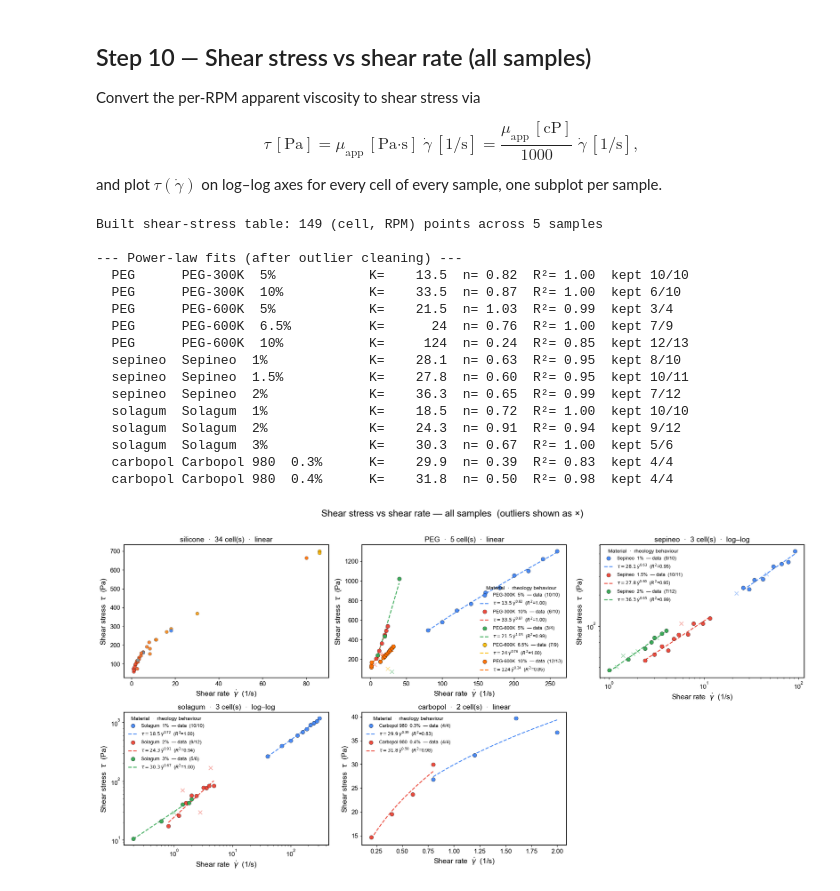
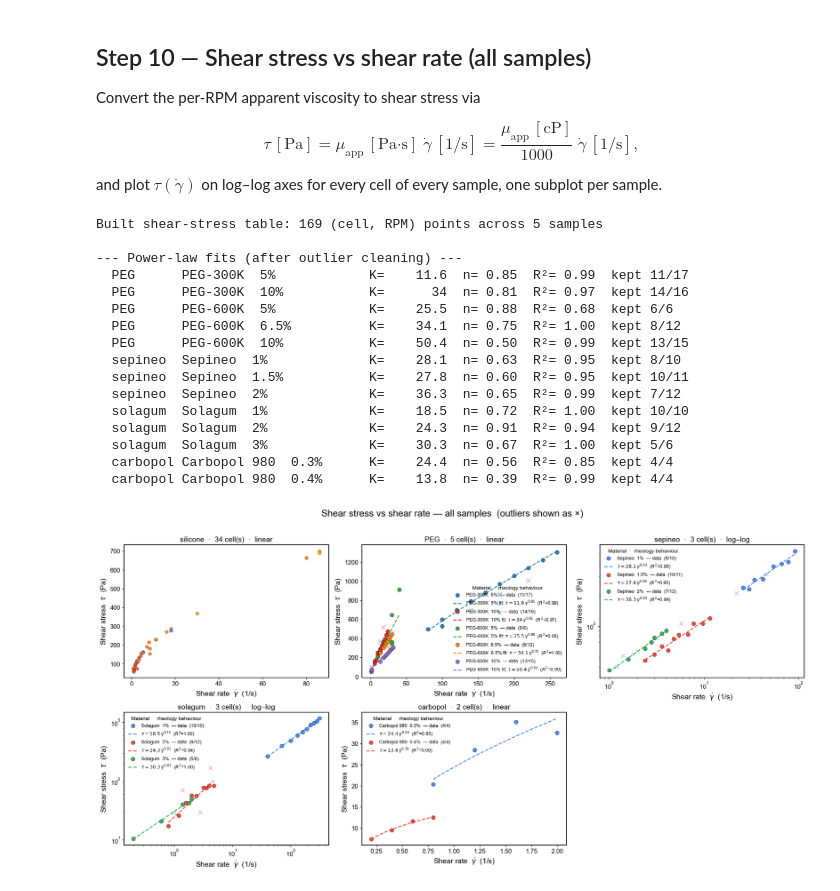
Before and after one commit to AC-Formulations-SDL5/Automated_Viscometry, a Jupyter notebook: Rheology_Newtonian_Non_Newtonian_Material/Rheology_Newtonian_Non_Newtonian_Material.ipynb, the cells around one changed output. Cells and saved outputs as stored; diff of their text form; code cells hidden in the pictures.

```diff
--- a/Rheology_Newtonian_Non_Newtonian_Material/Rheology_Newtonian_Non_Newtonian_Material.ipynb
+++ b/Rheology_Newtonian_Non_Newtonian_Material/Rheology_Newtonian_Non_Newtonian_Material.ipynb
@@ -587,7 +625,7 @@ _RE_CARBOPOL  = re.compile(r"(?P<grade>\d+)carb(?P<conc>\d+(?:\.\d+)?)%", re.I)
 
 def material_name(sample: str, cl: str) -> str:
     """Turn a raw Cell_Label into a human-readable material name."""
-    s = str(cl)
+    s = _strip_experiment_suffix(str(cl))
     m = _RE_CARBOPOL.search(s)
     if m:
         return f"Carbopol {m.group('grade')}  {float(m.group('conc')):g}%"
@@ -687,6 +725,13 @@ LINEAR_SAMPLES = {"silicone", "carbopol", "PEG"}
 
 # Colours per cell within a sample (one distinct colour per concentration).
 PALETTE = ["#4285F4", "#EA4335", "#34A853", "#FBBC05", "#FF6D00", "#46BDC6"]
+PEG_COLORS = {
+    "5%300K_577":   "#1f77b4",
+    "10%300K_7158": "#d62728",
+    "5%600K_3254":  "#2ca02c",
+    "6.5%600K_4109":"#ff7f0e",
+    "10%600K_64250":"#9467bd",
+}
 
 
 # ── Plot τ vs γ̇ — one subplot per sample ──────────────────────────────────
@@ -708,8 +753,24 @@ for idx, sample in enumerate(samples_order):
         cells = list(sub["label"].unique())
     else:
         present = set(sub["label"].unique())
-        cells = [c for c in wanted if c in present]
-        missing = [c for c in wanted if c not in present]
+        if sample == "PEG":
+            # Keep PEG at concentration level: 2 curves for 300K + 3 curves for 600K.
+            cells = [
+                c for c in wanted
+                if any(p == c or p.startswith(f"{c} | exp") for p in present)
+            ]
+        else:
+            cells = []
+            for base in wanted:
+                matches = sorted([
+                    c for c in present
+                    if c == base or c.startswith(f"{base} | exp")
+                ])
+                cells.extend(matches)
+        missing = [
+            c for c in wanted
+            if not any(p == c or p.startswith(f"{c} | exp") for p in present)
+        ]
         if missing:
             print(f"  [warn] {sample}: missing requested cells → {missing}")
 
@@ -735,11 +796,21 @@ for idx, sample in enumerate(samples_order):
     else:
         # ── Non-Newtonian samples: clean, fit, plot ────────────────────────
         for i, cl in enumerate(cells):
-            d = (sub[sub["label"] == cl]
-                 .sort_values("gamma_dot_1_s")
-                 .reset_index(drop=True))
-            c   = PALETTE[i % len(PALETTE)]
-            mat = material_name(sample, cl)
+            if sample == "PEG":
+                # Merge all experiments of the same PEG concentration into one fitted curve.
+                mask = ((sub["label"] == cl) |
+                        (sub["label"].astype(str).str.startswith(f"{cl} | exp")))
+                d = (sub[mask]
+                     .sort_values("gamma_dot_1_s")
+                     .reset_index(drop=True))
+                c = PEG_COLORS.get(cl, PALETTE[i % len(PALETTE)])
+                mat = material_name(sample, cl)
+            else:
+                d = (sub[sub["label"] == cl]
+                     .sort_values("gamma_dot_1_s")
+                     .reset_index(drop=True))
+                c   = PALETTE[i % len(PALETTE)]
+                mat = material_name(sample, cl)
 
             keep = clean_for_powerlaw(d)
             n_total, n_keep = len(d), int(keep.sum())
@@ -764,9 +835,15 @@ for idx, sample in enumerate(samples_order):
                 gmin = float(d_in["gamma_dot_1_s"].min())
                 gmax = float(d_in["gamma_dot_1_s"].max())
                 gg = np.geomspace(gmin, gmax, 100)
+                eq_label = (
+                    (rf"{mat} fit: $\tau = {K:.3g}\,\dot\gamma^{{{n:.2f}}}$"
+                     rf"  ($R^2$={R2:.2f})")
+                    if sample == "PEG" else
+                    (rf"$\tau = {K:.3g}\,\dot\gamma^{{{n:.2f}}}$"
+                     rf"  ($R^2$={R2:.2f})")
+                )
                 ax.plot(gg, K * gg ** n, "--", color=c, lw=1.8, alpha=0.95,
-                        label=(rf"$\tau = {K:.3g}\,\dot\gamma^{{{n:.2f}}}$"
-                               rf"  ($R^2$={R2:.2f})"))
+                        label=eq_label)
                 print(f"  {sample:<8s} {mat:<22s}  "
                       f"K={K:8.3g}  n={n:5.2f}  R²={R2:5.2f}  "
                       f"kept {n_keep}/{n_total}")
@@ -777,39 +854,39 @@ for idx, sample in enumerate(samples_order):
         ax.set_yscale("log")
     ax.set_xlabel(r"Shear rate  $\dot\gamma$  (1/s)", fontsize=FS_LABEL - 2)
     ax.set_ylabel(r"Shear stress  $\tau$  (Pa)",       fontsize=FS_LABEL - 2)
     scale_tag = "linear" if sample in LINEAR_SAMPLES else "log–log"
     ax.set_title(f"{sample}  ·  {len(cells)} cell(s)  ·  {scale_tag}",
                  fontsize=FS_LABEL - 2)
     _gs(ax)
 
     if sample != "silicone":
         ax.legend(fontsize=FS_LEGEND - 3, frameon=False, loc="best",
                   title="Material  ·  rheology behaviour",
                   title_fontsize=FS_LEGEND - 2)
 
 # Hide any unused axes
 for j in range(len(samples_order), nrows * ncols):
     axes[j // ncols, j % ncols].set_visible(False)
 
 fig.suptitle("Shear stress vs shear rate — all samples  (outliers shown as ×)",
              fontsize=FS_LABEL + 2, y=1.02)
 plt.tight_layout()
 plt.show()
 # %% [output]
-Built shear-stress table: 149 (cell, RPM) points across 5 samples
+Built shear-stress table: 169 (cell, RPM) points across 5 samples
 
 --- Power-law fits (after outlier cleaning) ---
-  PEG      PEG-300K  5%            K=    13.5  n= 0.82  R²= 1.00  kept 10/10
-  PEG      PEG-300K  10%           K=    33.5  n= 0.87  R²= 1.00  kept 6/10
-  PEG      PEG-600K  5%            K=    21.5  n= 1.03  R²= 0.99  kept 3/4
-  PEG      PEG-600K  6.5%          K=      24  n= 0.76  R²= 1.00  kept 7/9
-  PEG      PEG-600K  10%           K=     124  n= 0.24  R²= 0.85  kept 12/13
+  PEG      PEG-300K  5%            K=    11.6  n= 0.85  R²= 0.99  kept 11/17
+  PEG      PEG-300K  10%           K=      34  n= 0.81  R²= 0.97  kept 14/16
+  PEG      PEG-600K  5%            K=    25.5  n= 0.88  R²= 0.68  kept 6/6
+  PEG      PEG-600K  6.5%          K=    34.1  n= 0.75  R²= 1.00  kept 8/12
+  PEG      PEG-600K  10%           K=    50.4  n= 0.50  R²= 0.99  kept 13/15
   sepineo  Sepineo  1%             K=    28.1  n= 0.63  R²= 0.95  kept 8/10
   sepineo  Sepineo  1.5%           K=    27.8  n= 0.60  R²= 0.95  kept 10/11
   sepineo  Sepineo  2%             K=    36.3  n= 0.65  R²= 0.99  kept 7/12
   solagum  Solagum  1%             K=    18.5  n= 0.72  R²= 1.00  kept 10/10
   solagum  Solagum  2%             K=    24.3  n= 0.91  R²= 0.94  kept 9/12
   solagum  Solagum  3%             K=    30.3  n= 0.67  R²= 1.00  kept 5/6
-  carbopol Carbopol 980  0.3%      K=    29.9  n= 0.39  R²= 0.83  kept 4/4
-  carbopol Carbopol 980  0.4%      K=    31.8  n= 0.50  R²= 0.98  kept 4/4
+  carbopol Carbopol 980  0.3%      K=    24.4  n= 0.56  R²= 0.85  kept 4/4
+  carbopol Carbopol 980  0.4%      K=    13.8  n= 0.39  R²= 0.99  kept 4/4
-[figure, old version]
+[figure, new version]
```
Also changed, not shown: parts of 4 cells of this notebook, 1 other file.
